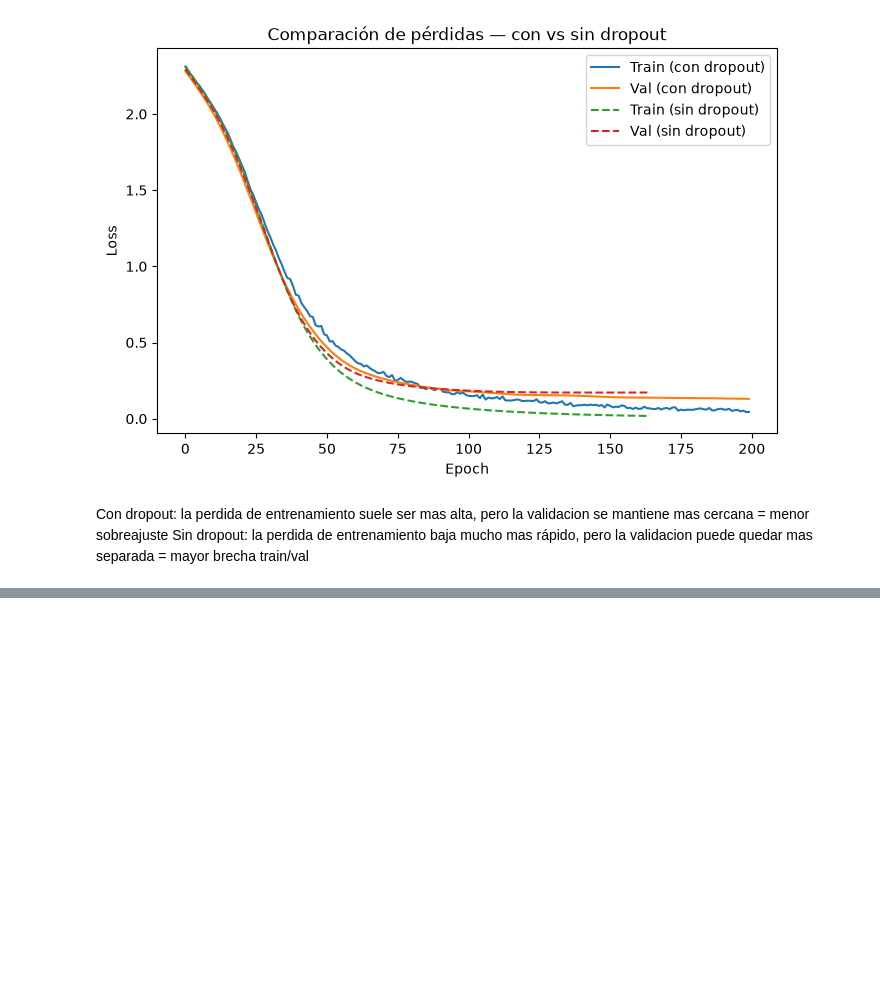
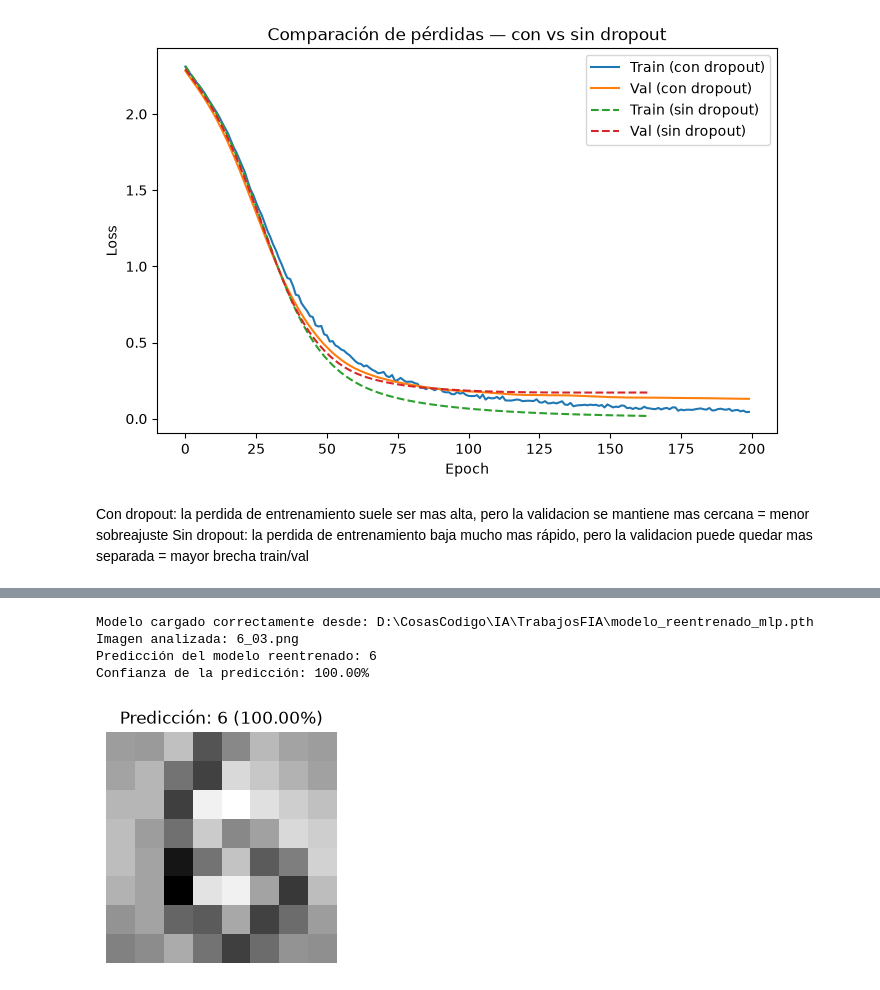
Before and after one commit to JrGG22/TrabajosFIA, a Jupyter notebook: lab-03-clasificacion-mlp.ipynb, the cells around one changed output, grey strips where cells are left out. Drawn from its saved outputs; the diff is of its cells as text; code cells hidden in the pictures; blank space fills up the shorter version.

```diff
--- a/lab-03-clasificacion-mlp.ipynb
+++ b/lab-03-clasificacion-mlp.ipynb
@@ -407,0 +420,61 @@ Epoch 50/50 - Pérdida: 45.7292
+# %%
+# Predicción reutilizable con el modelo reentrenado
+
+def preprocesar_imagen_para_mlp(ruta_imagen):
+    """Carga una imagen local, la convierte a 8x8 en escala de grises y la prepara para el modelo."""
+    imagen = Image.open(ruta_imagen).convert("L").resize((8, 8))
+    imagen_array = np.array(imagen, dtype=np.float32)
+    imagen_modelo = (imagen_array / 255.0) * 16.0
+    imagen_esc = escalador.transform(imagen_modelo.flatten().reshape(1, -1))
+    return imagen_array, imagen_esc
+
+
+def predecir_imagen_reentrenada(ruta_imagen, mostrar=True):
+    """Predice el dígito de una imagen usando el modelo reentrenado."""
+    imagen_array, imagen_esc = preprocesar_imagen_para_mlp(ruta_imagen)
+    imagen_t = torch.tensor(imagen_esc, dtype=torch.float32)
+
+    modelo.eval()
+    with torch.no_grad():
+        salida = modelo(imagen_t)
+        probabilidades = torch.softmax(salida, dim=1)
+        prediccion = int(torch.argmax(probabilidades, dim=1).item())
+        confianza = float(probabilidades[0, prediccion].item())
+
+    print(f"Imagen analizada: {os.path.basename(ruta_imagen)}")
+    print(f"Predicción del modelo reentrenado: {prediccion}")
+    print(f"Confianza de la predicción: {confianza:.2%}")
+
+    if mostrar:
+        plt.figure(figsize=(3, 3))
+        plt.imshow(imagen_array, cmap="gray")
+        plt.title(f"Predicción: {prediccion} ({confianza:.2%})")
+        plt.axis("off")
+        plt.show()
+
+    return prediccion, confianza
+
+
+def cargar_modelo_reentrenado(ruta_archivo, modelo_destino):
+    """Carga pesos guardados de un modelo MLP reentrenado para reutilizarlo en otra predicción."""
+    modelo_destino.load_state_dict(torch.load(ruta_archivo, map_location=torch.device("cpu")))
+    modelo_destino.eval()
+    print(f"Modelo cargado correctamente desde: {ruta_archivo}")
+    return modelo_destino
+
+
+# Ejemplo de reutilización:
+# 1) cargar el modelo guardado y
+# 2) predecir otra imagen local con el mismo procedimiento
+ruta_modelo = r"D:\CosasCodigo\IA\TrabajosFIA\modelo_reentrenado_mlp.pth"
+ruta_imagen_ejemplo = r"D:\CosasCodigo\IA\TrabajosFIA\Imagenes\6_03.png"
+
+modelo_reutilizable = MLPDigits()
+cargar_modelo_reentrenado(ruta_modelo, modelo_reutilizable)
+prediccion, confianza = predecir_imagen_reentrenada(ruta_imagen_ejemplo, mostrar=True)
+# %% [output]
+Modelo cargado correctamente desde: D:\CosasCodigo\IA\TrabajosFIA\modelo_reentrenado_mlp.pth
+Imagen analizada: 6_03.png
+Predicción del modelo reentrenado: 6
+Confianza de la predicción: 100.00%
+[figure, added]
```
Also changed, not shown: parts of 4 cells of this notebook, 16 other files.
